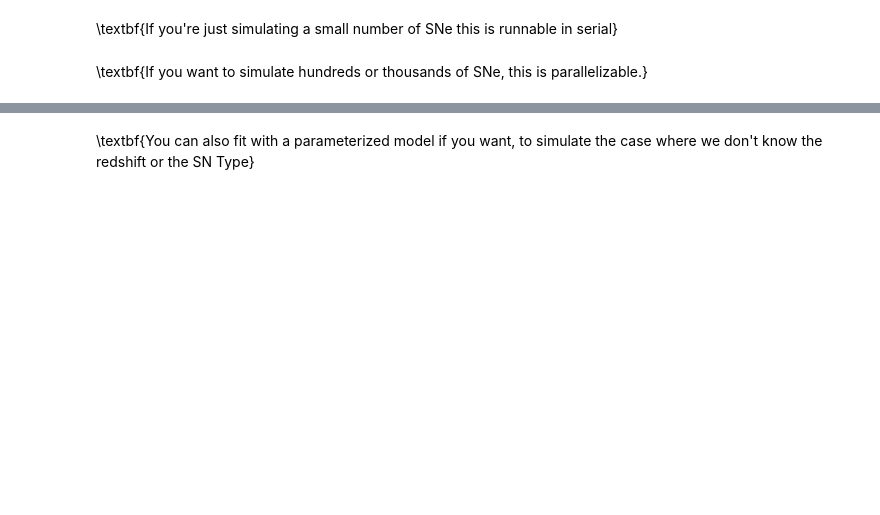
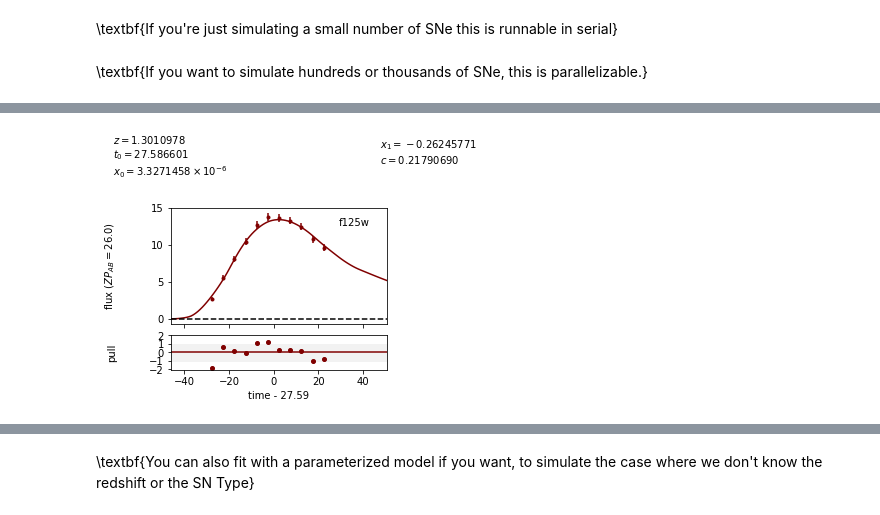
Before and after one commit to jpierel14/sntd, a Jupyter notebook: sntd_examples.ipynb, the cells around one changed output, grey strips where cells are left out. Saved outputs shown, nothing was run; the diff lists cells and outputs as text; code cells hidden in the pictures; blank space fills up the shorter version.

Commit message:
fixed typeIa simulations

```diff
--- a/sntd_examples.ipynb
+++ b/sntd_examples.ipynb
@@ -170,3 +170,91 @@ ax.tick_params(axis='y', labelsize=10)
 plt.show()
 plt.close()
 #np.savetxt('tds.dat',dt_fit_list) #uncomment to output the histogram data
+# %%
+#Running specifically for Ia
+#TODO: Make this parallelization a function inside SNTD
+reload(fitting)
+reload(simulation)
+nsim = 4
+zp=26.0
+zpsys='AB'
+dt_fit_list = []
+murel_fit_list = []
+inds={'time':0,'flux':1,'fluxerr':2,'object':3}
+default={'zp':zp,'zpsys':'AB','band':'F125W'}
+
+def _td_par(args):
+    lcs=io.curveDict()
+    for t in args:
+        temp=Table()
+        for name in ['time','band','flux','fluxerr','zp','zpsys']:
+            if name in ['time','flux','fluxerr']:
+                temp[name]=t[inds[name]]
+
+            else:
+
+                temp[name]=default[name]
+
+        curve_i=io.curve(zp=zp,zpsys=zpsys)
+        curve_i.table=temp
+
+        curve_i.object=t[inds['object']]
+
+        curve_i.bands=['F125W']
+        lcs.add_curve(curve_i)
+
+    # Part 2: fit each light curve separately to determine lensing parameters
+    print("Fitting strongly lensed SN %i"%args[0][-1])
+    lcs_tdfit=fitting.fit_data(lcs, snType='Ia', models=[salt2],
+                               dust='CCM89Dust',
+                               params=['z', 't0', 'x0', 'x1', 'c'],
+                               bounds={'c':(0,.5),'z':(1.26,1.34),'t0':(-10,10)},
+                               combined_or_separate='separate',showPlots=True)
+
+
+
+    return(np.abs(lcs_tdfit.time_delays['S2']))
+
+simmed=[]
+#Currently in order to make unique SNe they need to be created in serial
+#then fit in parallel, I'll look into this
+#You need to use this version of salt2 if looking at high-z, extends to
+#25000A (Pierel et al. 2018)
+salt2=sncosmo.SALT2Source(modeldir='salt2-extended')
+for isim in range(nsim):
+    print("Simulating...%i"%isim)
+    modname = salt2
+    snType = 'Ia'
+    bandlist = ['F125W']
+    lcs = simulation.createMultiplyImagedSN(
+        modname, snType, 1.3, bands=bandlist,
+        zp=zp, skynoiseRange=[0.005,0.02],gain=50.,cadence=5., epochs=10.,
+        mjdRange=[0,100.], time_delays=[0., 15.],
+        magnifications=np.random.uniform(4,6,2), objectName='Test'+snType,
+        telescopename='HST',z_lens=0.5,
+        microlensing_type='AchromaticSplineMicrolensing',
+        microlensing_params=[4,2,50],minsnr=5.0)
+    simmed.append([[np.array(lcs.images[k].table['time']),
+            np.array(lcs.images[k].table['flux']),
+            np.array(lcs.images[k].table['fluxerr']),k,isim] for k in lcs.images.keys()])
+
+print("")
+dt_fit_list=pyParz.foreach(simmed,_td_par,None)
+
+#plot the resulting histogram
+fig=plt.figure()
+ax=fig.gca()
+ax.hist(dt_fit_list,rwidth=1,normed=True,label='Measured Time Delay')
+
+ax.plot([15,15],ax.get_ylim(),'r--',label='Actual Time Delay')
+ax.legend(loc='upper left',fontsize=10)
+ax.set_title('Type Ib Doubly-Imaged Time Delay Measurement--N='+str(nsim),size=12)
+ax.set_ylabel('Probability Density',size=12)
+ax.set_xlabel('Relative Time Delay (Days)',size=12)
+ax.tick_params(axis='x', labelsize=10)
+ax.tick_params(axis='y', labelsize=10)
+
+plt.show()
+plt.close()
+#np.savetxt('tds.dat',dt_fit_list) #uncomment to output the histogram data
+# %% [output]
@@ -172,0 +270 @@ plt.close()
+[figure, added]
```
Also changed, not shown: parts of 1 cell of this notebook, 18 other files.
